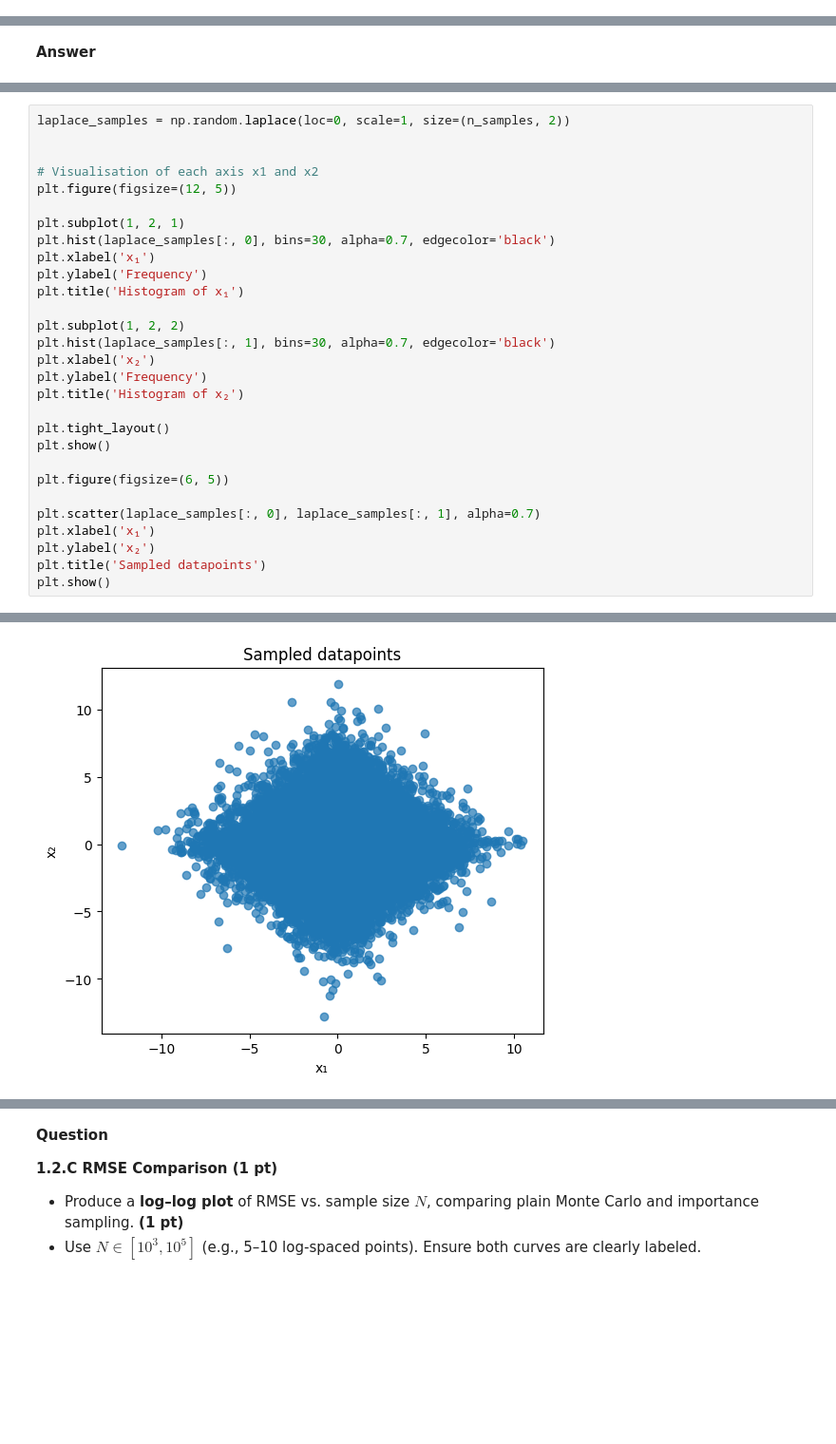
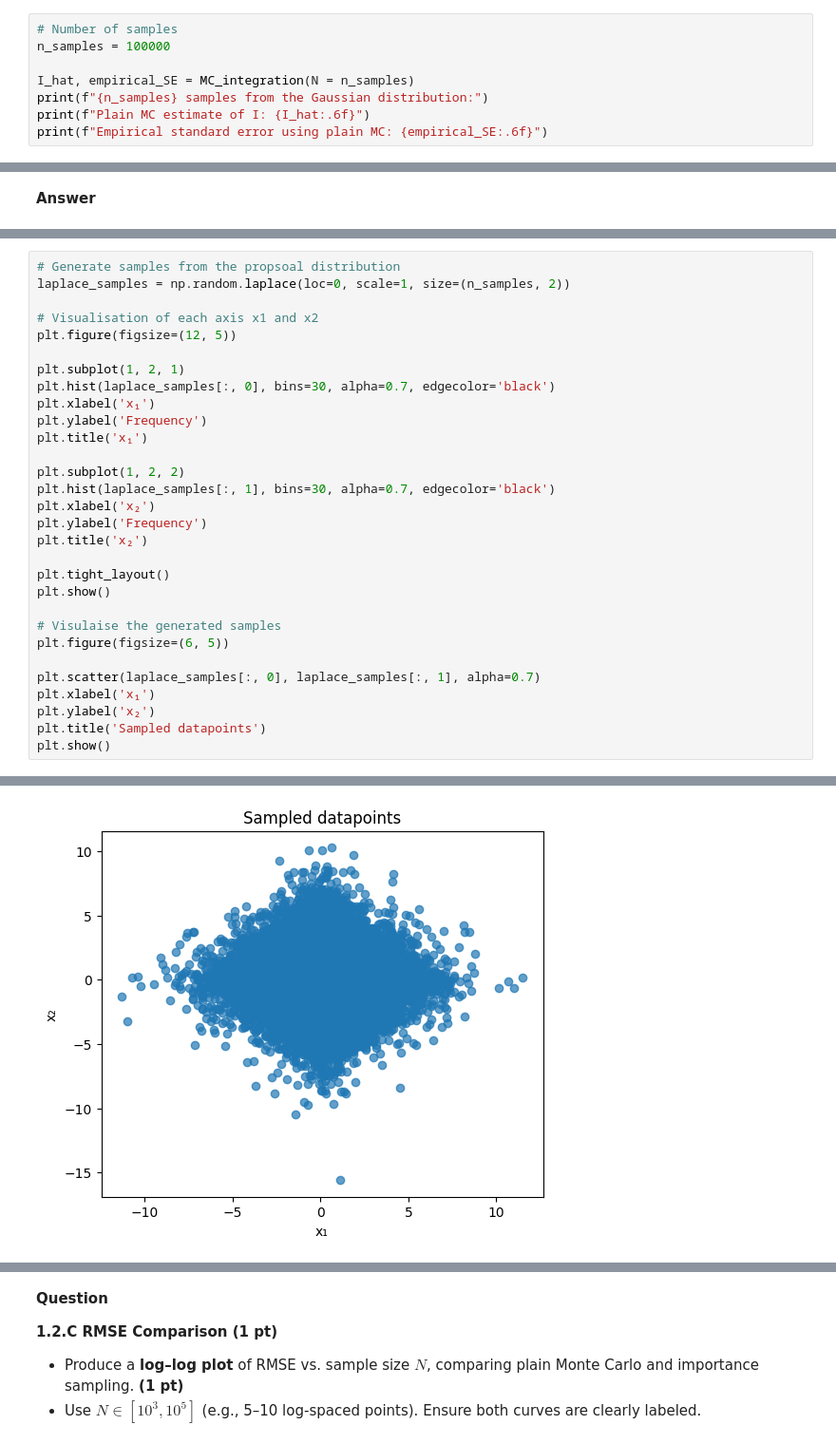
Before and after one commit to Tzu-Liang/COMP64101-Reasoning-and-Learning-under-Uncertainty-Module, a Jupyter notebook: Labs/comp64101_coursework_part1_a49626th.ipynb, the cells around one changed output, grey strips where cells are left out. Shown: that part at 95% size. Saved outputs shown, nothing was run; the diff lists cells and outputs as text; blank space fills up the shorter version.

```diff
--- a/Labs/comp64101_coursework_part1_a49626th.ipynb
+++ b/Labs/comp64101_coursework_part1_a49626th.ipynb
@@ -323,0 +318,8 @@ Empirical standard error using plain MC: 0.000182
+# %%
+# Number of samples
+n_samples = 100000
+
+I_hat, empirical_SE = MC_integration(N = n_samples)
+print(f"{n_samples} samples from the Gaussian distribution:")
+print(f"Plain MC estimate of I: {I_hat:.6f}")
+print(f"Empirical standard error using plain MC: {empirical_SE:.6f}")
@@ -399,7 +407,7 @@ def proposal_distribution(x):
     return np.exp(-l1)/4
 # %%
+# Generate samples from the propsoal distribution
 laplace_samples = np.random.laplace(loc=0, scale=1, size=(n_samples, 2))
-
 
 # Visualisation of each axis x1 and x2
 plt.figure(figsize=(12, 5))
@@ -408,17 +416,18 @@ plt.subplot(1, 2, 1)
 plt.hist(laplace_samples[:, 0], bins=30, alpha=0.7, edgecolor='black')
 plt.xlabel('x₁')
 plt.ylabel('Frequency')
-plt.title('Histogram of x₁')
+plt.title('x₁')
 
 plt.subplot(1, 2, 2)
 plt.hist(laplace_samples[:, 1], bins=30, alpha=0.7, edgecolor='black')
 plt.xlabel('x₂')
 plt.ylabel('Frequency')
-plt.title('Histogram of x₂')
+plt.title('x₂')
 
 plt.tight_layout()
 plt.show()
 
+# Visulaise the generated samples
 plt.figure(figsize=(6, 5))
 
 plt.scatter(laplace_samples[:, 0], laplace_samples[:, 1], alpha=0.7)
@@ -431,4 +440,4 @@ plt.show()
-[figure, old version]
+[figure, new version]
 # %%
 def importance_sampling(N = 10000):
     '''
```
Also changed, not shown: parts of 32 cells of this notebook.
